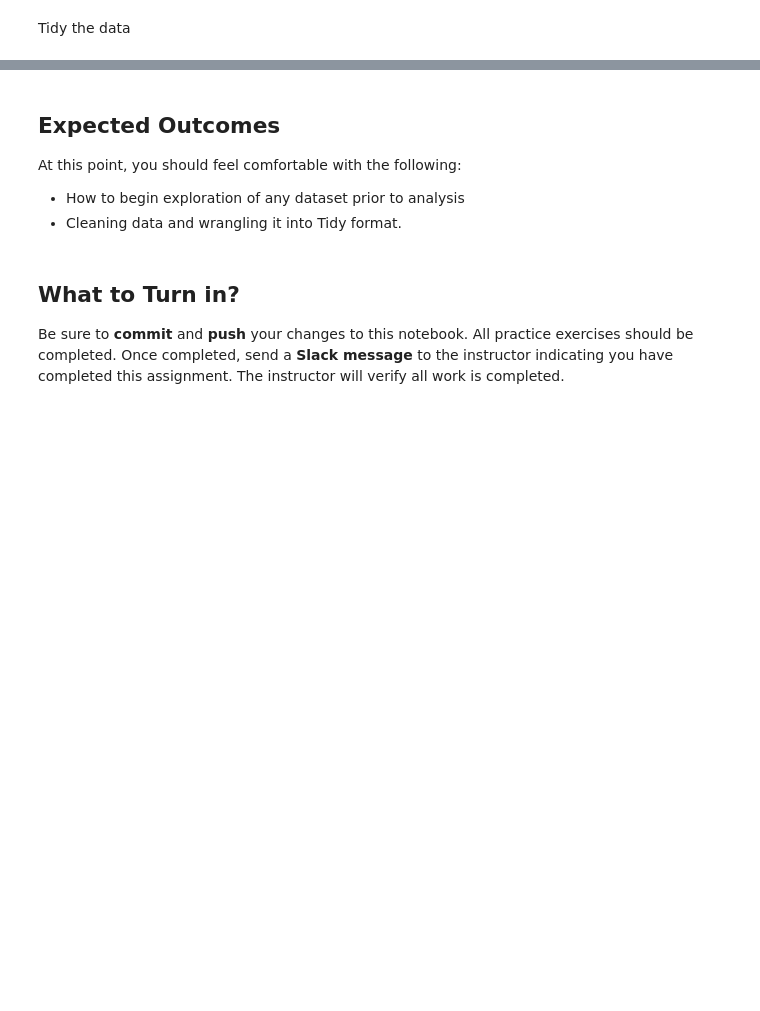
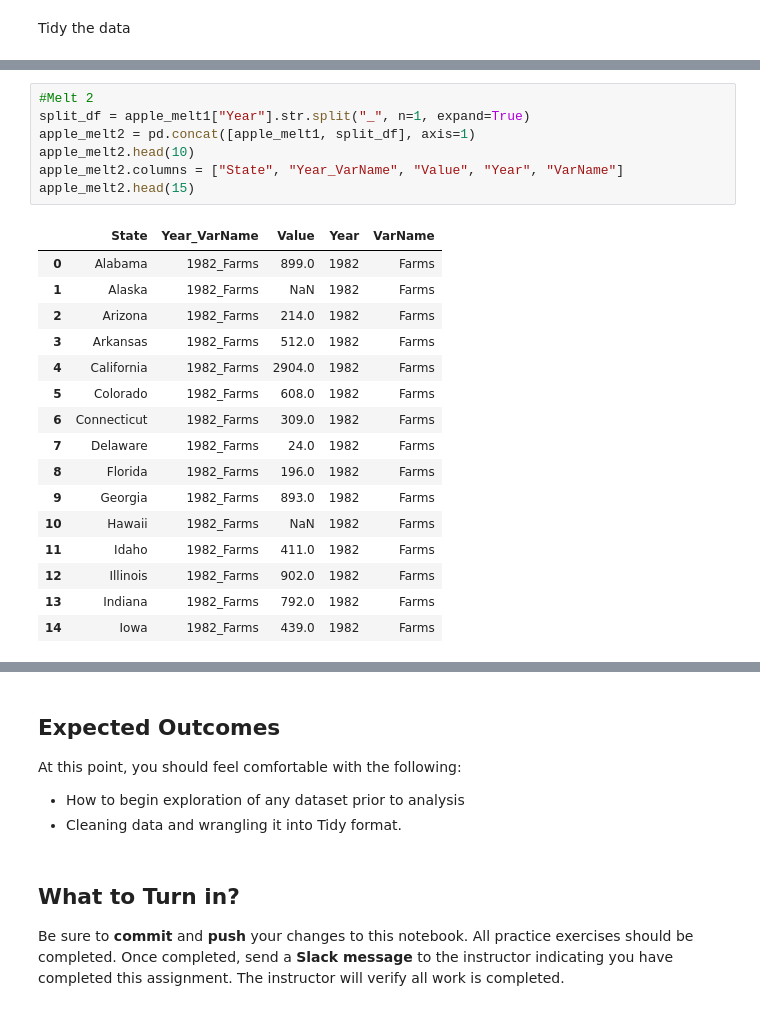
Before and after one commit to edomsic/Data-Analytics-With-Python, a Jupyter notebook: Module2-Data_Analytics/A06-Data_Wrangling.ipynb, the cells around one changed output, grey strips where cells are left out. Cells and saved outputs as stored; diff of their text form; blank space fills up the shorter version.

```diff
--- a/Module2-Data_Analytics/A06-Data_Wrangling.ipynb
+++ b/Module2-Data_Analytics/A06-Data_Wrangling.ipynb
@@ -425,0 +538,24 @@ Tidy the data
+# %%
+#Melt 2
+split_df = apple_melt1["Year"].str.split("_", n=1, expand=True)
+apple_melt2 = pd.concat([apple_melt1, split_df], axis=1)
+apple_melt2.head(10)
+apple_melt2.columns = ["State", "Year_VarName", "Value", "Year", "VarName"]
+apple_melt2.head(15)
+# %% [output]
+|  | State | Year_VarName | Value | Year | VarName |
+| 0 | Alabama | 1982_Farms | 899.0 | 1982 | Farms |
+| 1 | Alaska | 1982_Farms | NaN | 1982 | Farms |
+| 2 | Arizona | 1982_Farms | 214.0 | 1982 | Farms |
+| 3 | Arkansas | 1982_Farms | 512.0 | 1982 | Farms |
+| 4 | California | 1982_Farms | 2904.0 | 1982 | Farms |
+| 5 | Colorado | 1982_Farms | 608.0 | 1982 | Farms |
+| 6 | Connecticut | 1982_Farms | 309.0 | 1982 | Farms |
+| 7 | Delaware | 1982_Farms | 24.0 | 1982 | Farms |
+| 8 | Florida | 1982_Farms | 196.0 | 1982 | Farms |
+| 9 | Georgia | 1982_Farms | 893.0 | 1982 | Farms |
+| 10 | Hawaii | 1982_Farms | NaN | 1982 | Farms |
+| 11 | Idaho | 1982_Farms | 411.0 | 1982 | Farms |
+| 12 | Illinois | 1982_Farms | 902.0 | 1982 | Farms |
+| 13 | Indiana | 1982_Farms | 792.0 | 1982 | Farms |
+| 14 | Iowa | 1982_Farms | 439.0 | 1982 | Farms |
```
Also changed, not shown: parts of 12 cells of this notebook, 2 other files.
